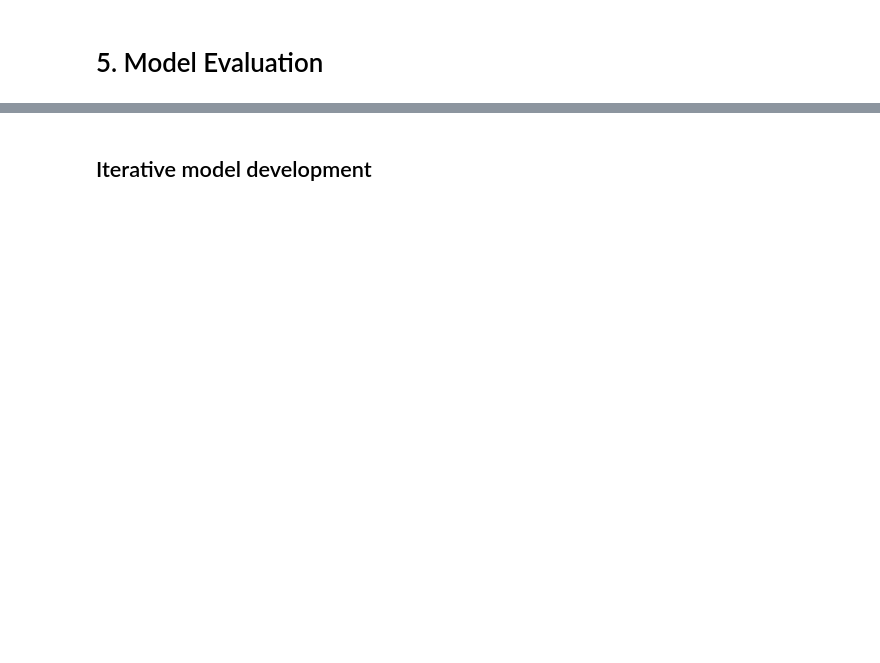
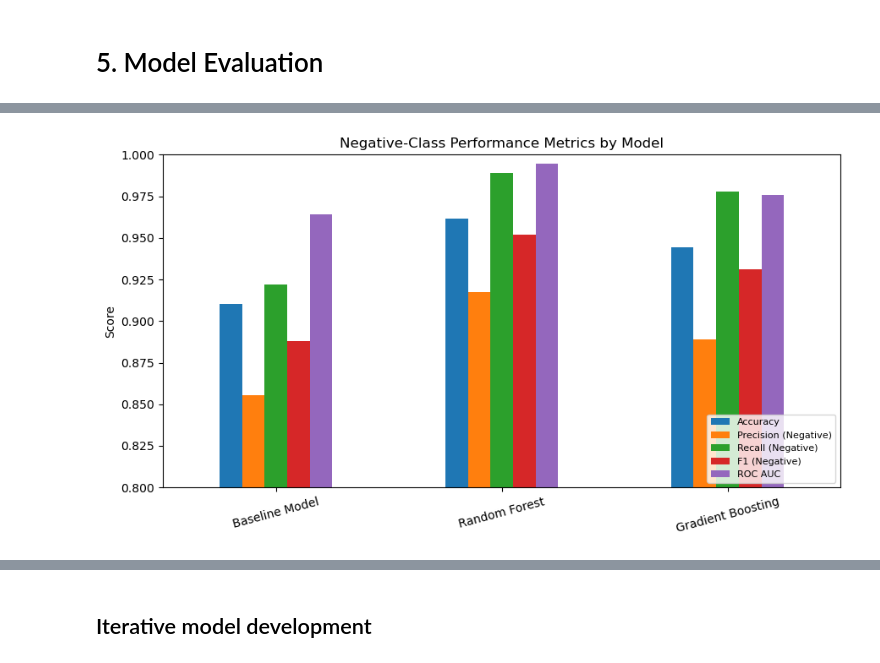
Before and after one commit to dennisho004/MLDP_Project, a Jupyter notebook: MLDP_Program_Codes_Submission_Template.ipynb, the cells around one changed output, grey strips where cells are left out. Saved outputs shown, nothing was run; the diff lists cells and outputs as text; code cells hidden in the pictures; blank space fills up the shorter version.

```diff
--- a/MLDP_Program_Codes_Submission_Template.ipynb
+++ b/MLDP_Program_Codes_Submission_Template.ipynb
@@ -428,9 +424,3 @@ print("ROC AUC:", roc_auc_score(y_test, y_pred_proba))
 weighted avg       0.95      0.94      0.94       234
 
 ROC AUC: 0.9760030864197531
-# %%
-y_test_binary = (y_test == 'Positive').astype(int)
-
-for name, model in [('Baseline Model', logr), ('Random Forest', rf), ('Gradient Boosting', gb)]:
-    proba = model.predict_proba(X_test)[:, 1]
-    print(f"{name}: LogLoss={log_loss(y_test_binary, proba):.4f}, Brier={brier_score_loss(y_test_binary, proba):.4f}")
@@ -448,0 +481,13 @@ Gradient Boosting: LogLoss=0.1984, Brier=0.0462
+# %%
+## Bar chart: Negative class metrics
+eval_df[['Accuracy', 'Precision (Negative)', 'Recall (Negative)', 'F1 (Negative)', 'ROC AUC']].plot(
+    kind='bar', figsize=(9,5))
+plt.title('Negative-Class Performance Metrics by Model')
+plt.ylabel('Score')
+plt.ylim(0.8, 1.0)
+plt.legend(loc='lower right', fontsize=8)
+plt.xticks(rotation=15)
+plt.tight_layout()
+plt.show()
+# %% [output]
+[figure, added]
```
Also changed, not shown: parts of 16 cells of this notebook.
